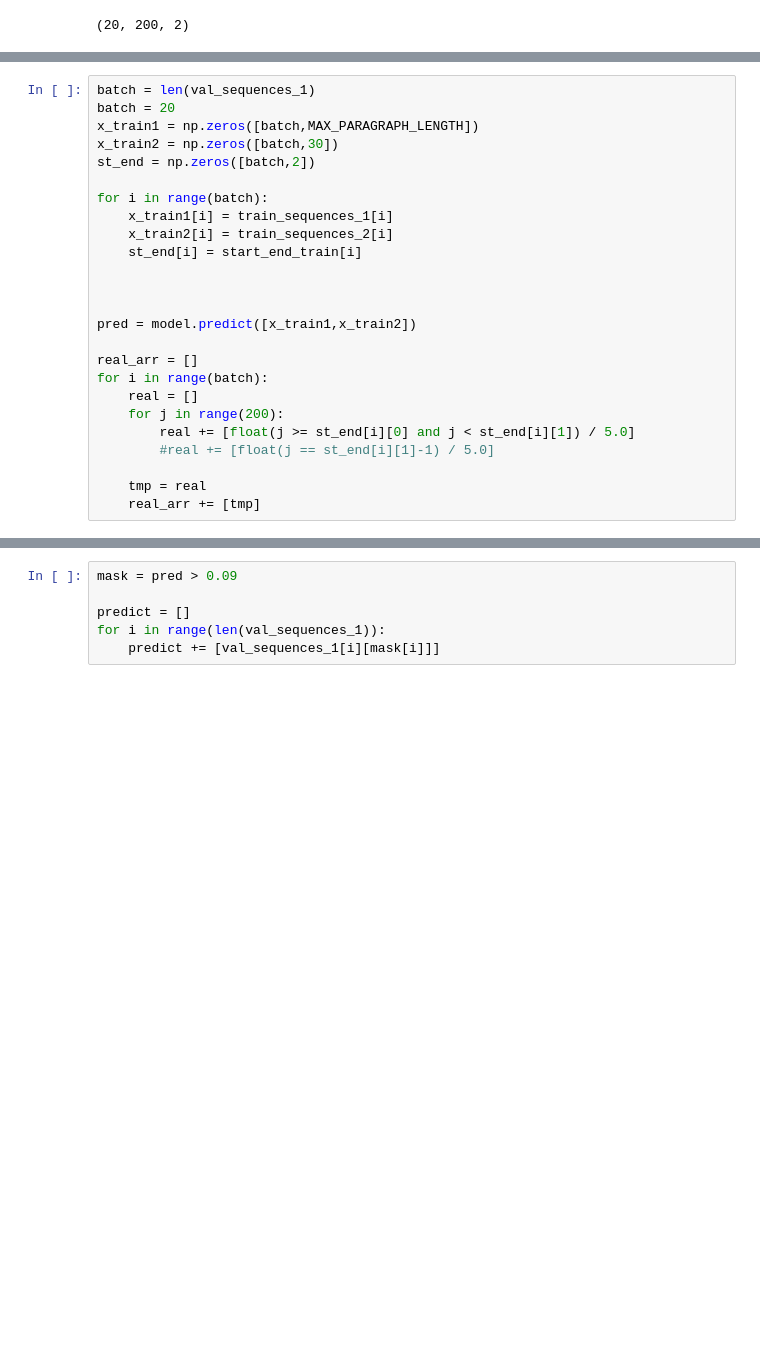
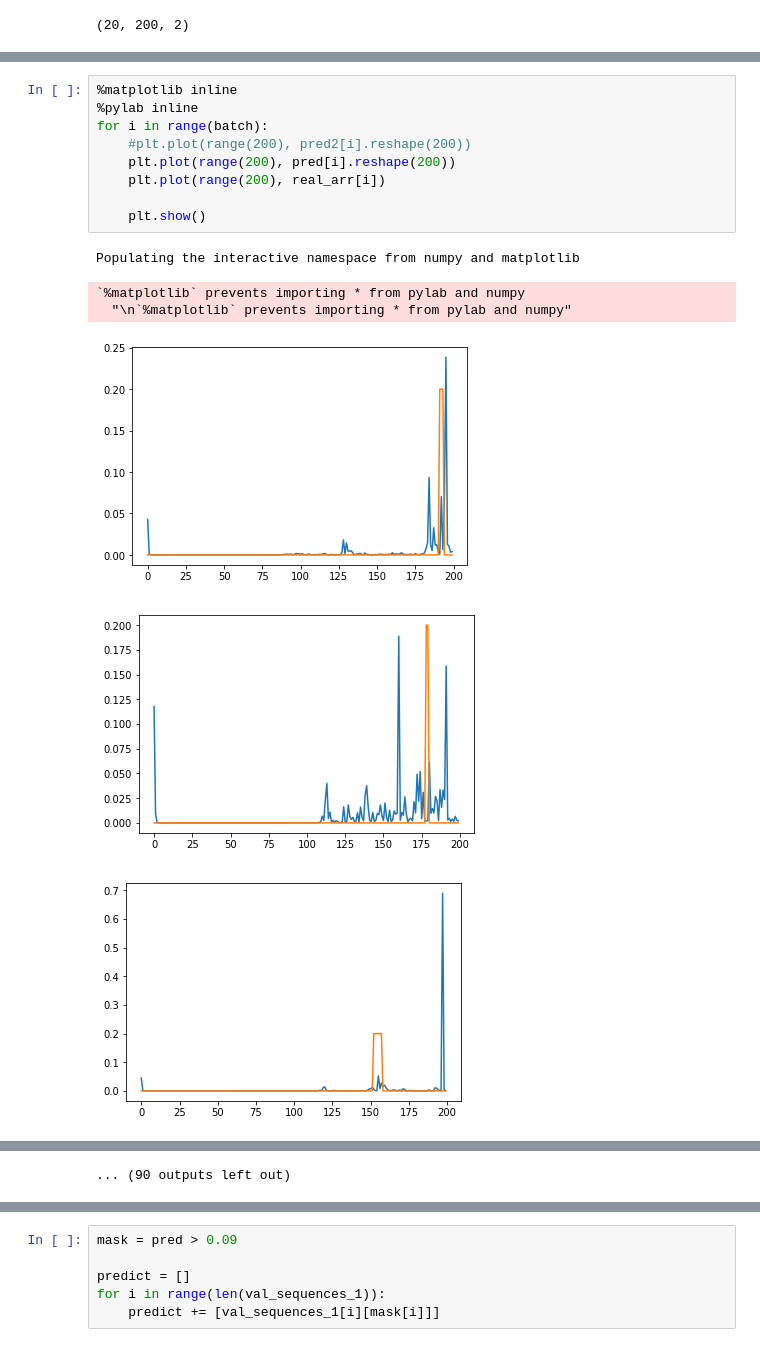
Before and after one commit to fartuk/Data_science, a Jupyter notebook: kaggle/Sber_B/ssd_BiDAF.ipynb, the cells around one changed output, grey strips where cells are left out. Cells and saved outputs as stored; diff of their text form; blank space fills up the shorter version.

```diff
--- a/kaggle/Sber_B/ssd_BiDAF.ipynb
+++ b/kaggle/Sber_B/ssd_BiDAF.ipynb
@@ -499,28 +607,19 @@ for i in range(batch):
 
     tmp = real
     real_arr += [tmp]
-# %%
-batch = len(val_sequences_1)
-batch = 20
-x_train1 = np.zeros([batch,MAX_PARAGRAPH_LENGTH])
-x_train2 = np.zeros([batch,30])
-st_end = np.zeros([batch,2])
-
-for i in range(batch):
-    x_train1[i] = train_sequences_1[i]
-    x_train2[i] = train_sequences_2[i]
-    st_end[i] = start_end_train[i]
-
-
-
-pred = model.predict([x_train1,x_train2])
-
-real_arr = []
-for i in range(batch):
-    real = []
-    for j in range(200):
-        real += [float(j >= st_end[i][0] and j < st_end[i][1]) / 5.0]
-        #real += [float(j == st_end[i][1]-1) / 5.0]
-
-    tmp = real
-    real_arr += [tmp]
+# %%
+%matplotlib inline
+%pylab inline
+for i in range(batch):
+    #plt.plot(range(200), pred2[i].reshape(200))
+    plt.plot(range(200), pred[i].reshape(200))
+    plt.plot(range(200), real_arr[i])
+
+    plt.show()
+# %% [output]
+Populating the interactive namespace from numpy and matplotlib
+`%matplotlib` prevents importing * from pylab and numpy
+  "\n`%matplotlib` prevents importing * from pylab and numpy"
+[figure, added]
+[figure, added]
+[figure, added]
@@ -527,3 +633,4 @@ for i in range(batch):
+... (90 outputs left out)
 # %%
 %matplotlib inline
 %pylab inline
```
Also changed, not shown: parts of 25 cells of this notebook, 13 other files.
